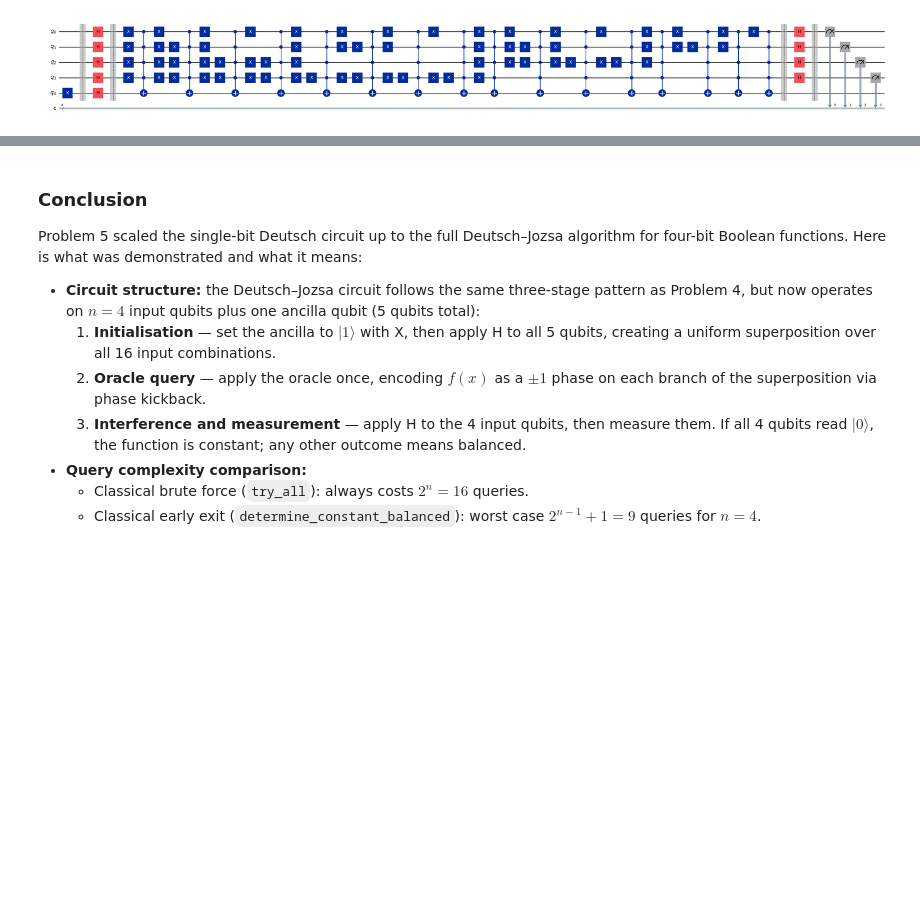
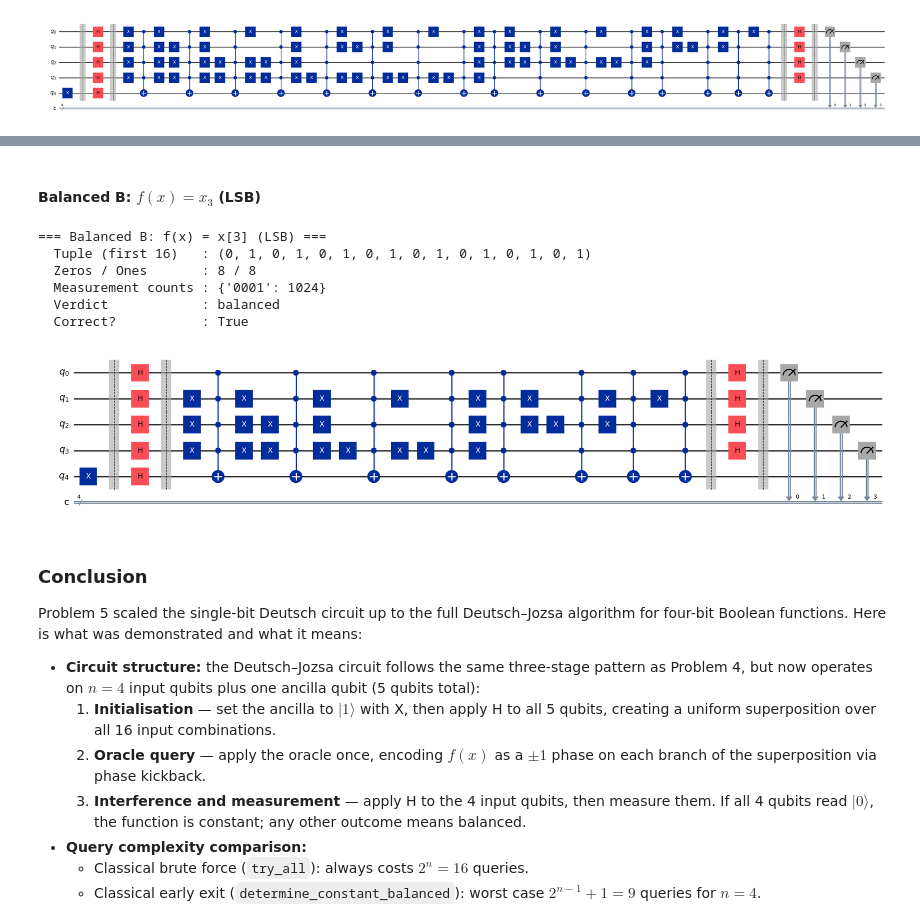
Before and after one commit to TiffanyYongNgikChee/emerging-technologies, a Jupyter notebook: problems.ipynb, the cells around one changed output, grey strips where cells are left out. Saved outputs shown, nothing was run; the diff lists cells and outputs as text; code cells hidden in the pictures; blank space fills up the shorter version.

```diff
--- a/problems.ipynb
+++ b/problems.ipynb
@@ -4013,3 +4051,28 @@ display(qc_c1.draw('mpl', fold=-1))
+# %% [markdown]
+#### Balanced B: $f(x) = x_3$ (LSB)
+# %%
+# Balanced B: f(x) = x[3] (least-significant bit).
+# The LSB of x is x % 2, so f alternates 0,1,0,1,...
+balanced_b_tuple = tuple(x % 2 for x in range(16))
+
+verdict_bb, counts_bb, qc_bb = run_dj(balanced_b_tuple)
+
+print("=== Balanced B: f(x) = x[3] (LSB) ===")
+print(f"  Tuple (first 16)   : {balanced_b_tuple}")
+print(f"  Zeros / Ones       : {balanced_b_tuple.count(0)} / {balanced_b_tuple.count(1)}")
+print(f"  Measurement counts : {counts_bb}")
+print(f"  Verdict            : {verdict_bb}")
+print(f"  Correct?           : {verdict_bb == 'balanced'}")
+print()
+display(qc_bb.draw('mpl', fold=-1))
+# %% [output]
+=== Balanced B: f(x) = x[3] (LSB) ===
+  Tuple (first 16)   : (0, 1, 0, 1, 0, 1, 0, 1, 0, 1, 0, 1, 0, 1, 0, 1)
+  Zeros / Ones       : 8 / 8
+  Measurement counts : {'0001': 1024}
+  Verdict            : balanced
+  Correct?           : True
+[figure, added]
 # %% [markdown]
 ### Conclusion
 
```
Also changed, not shown: parts of 2 cells of this notebook.
